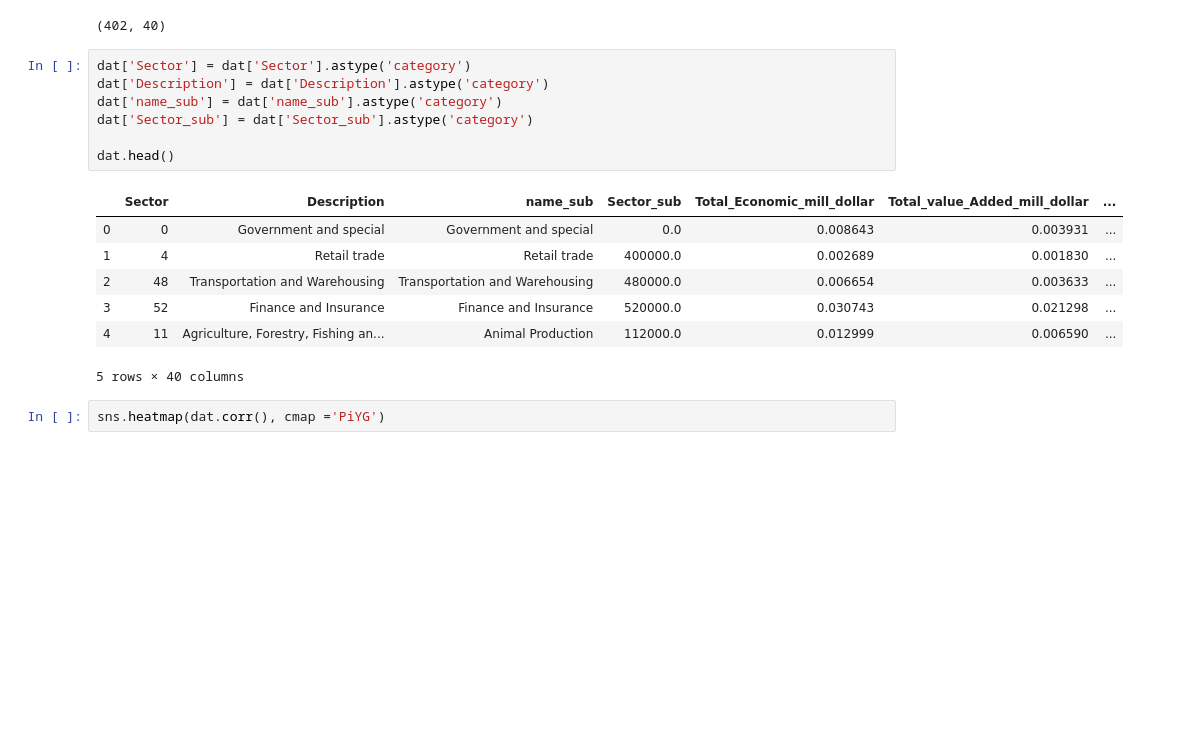
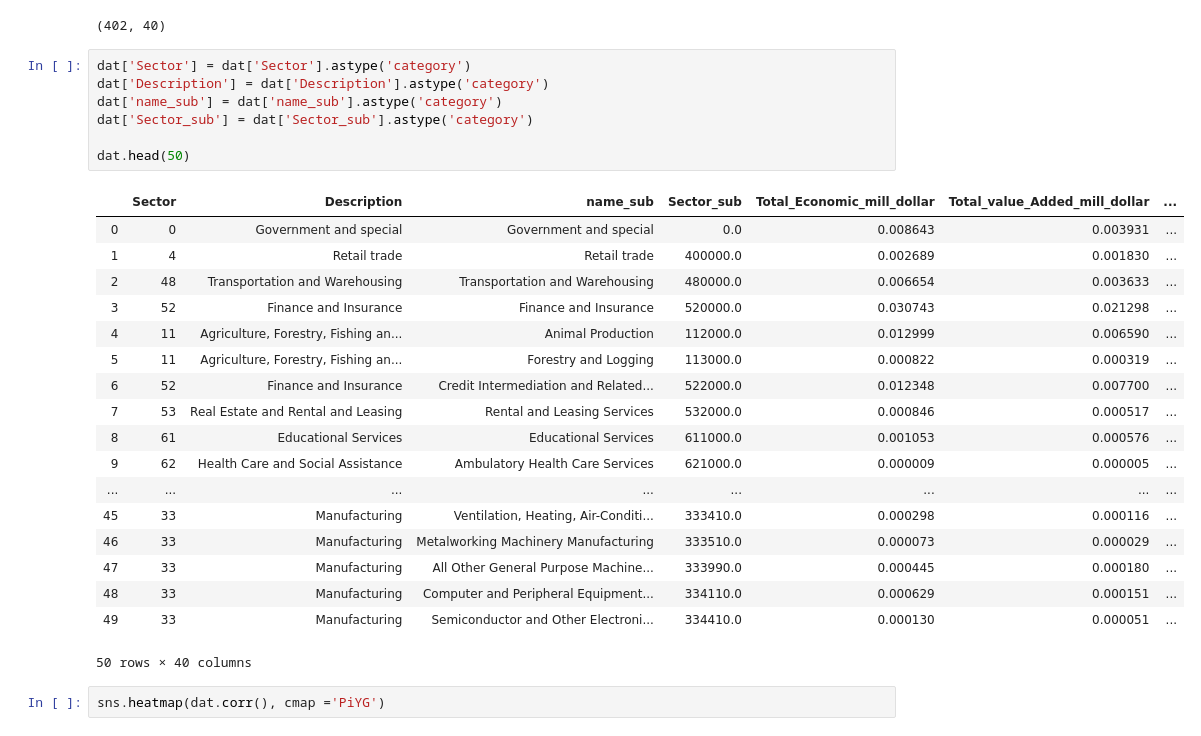
Before and after one commit to WeiquanLuo/LCA-PetFoodSupplyChain, a Jupyter notebook: lca.ipynb, the cells around one changed output. Drawn from its saved outputs; the diff is of its cells as text; blank space fills up the shorter version.

```diff
--- a/lca.ipynb
+++ b/lca.ipynb
@@ -31,18 +31,29 @@ dat.shape
 # %%
 dat['Sector'] = dat['Sector'].astype('category')
 dat['Description'] = dat['Description'].astype('category')
 dat['name_sub'] = dat['name_sub'].astype('category')
 dat['Sector_sub'] = dat['Sector_sub'].astype('category')
 
-dat.head()
+dat.head(50)
 # %% [output]
 |  | Sector | Description | name_sub | Sector_sub | Total_Economic_mill_dollar | Total_value_Added_mill_dollar | ... |
 | 0 | 0 | Government and special | Government and special | 0.0 | 0.008643 | 0.003931 | ... |
 | 1 | 4 | Retail trade | Retail trade | 400000.0 | 0.002689 | 0.001830 | ... |
 | 2 | 48 | Transportation and Warehousing | Transportation and Warehousing | 480000.0 | 0.006654 | 0.003633 | ... |
 | 3 | 52 | Finance and Insurance | Finance and Insurance | 520000.0 | 0.030743 | 0.021298 | ... |
 | 4 | 11 | Agriculture, Forestry, Fishing an... | Animal Production | 112000.0 | 0.012999 | 0.006590 | ... |
+| 5 | 11 | Agriculture, Forestry, Fishing an... | Forestry and Logging | 113000.0 | 0.000822 | 0.000319 | ... |
+| 6 | 52 | Finance and Insurance | Credit Intermediation and Related... | 522000.0 | 0.012348 | 0.007700 | ... |
+| 7 | 53 | Real Estate and Rental and Leasing | Rental and Leasing Services | 532000.0 | 0.000846 | 0.000517 | ... |
+| 8 | 61 | Educational Services | Educational Services | 611000.0 | 0.001053 | 0.000576 | ... |
+| 9 | 62 | Health Care and Social Assistance | Ambulatory Health Care Services | 621000.0 | 0.000009 | 0.000005 | ... |
+| ... | ... | ... | ... | ... | ... | ... | ... |
+| 45 | 33 | Manufacturing | Ventilation, Heating, Air-Conditi... | 333410.0 | 0.000298 | 0.000116 | ... |
+| 46 | 33 | Manufacturing | Metalworking Machinery Manufacturing | 333510.0 | 0.000073 | 0.000029 | ... |
+| 47 | 33 | Manufacturing | All Other General Purpose Machine... | 333990.0 | 0.000445 | 0.000180 | ... |
+| 48 | 33 | Manufacturing | Computer and Peripheral Equipment... | 334110.0 | 0.000629 | 0.000151 | ... |
+| 49 | 33 | Manufacturing | Semiconductor and Other Electroni... | 334410.0 | 0.000130 | 0.000051 | ... |
-5 rows × 40 columns
+50 rows × 40 columns
 # %%
 sns.heatmap(dat.corr(), cmap ='PiYG')
 # %% [output]
```
Also changed, not shown: parts of 10 cells of this notebook, 2 other files.
